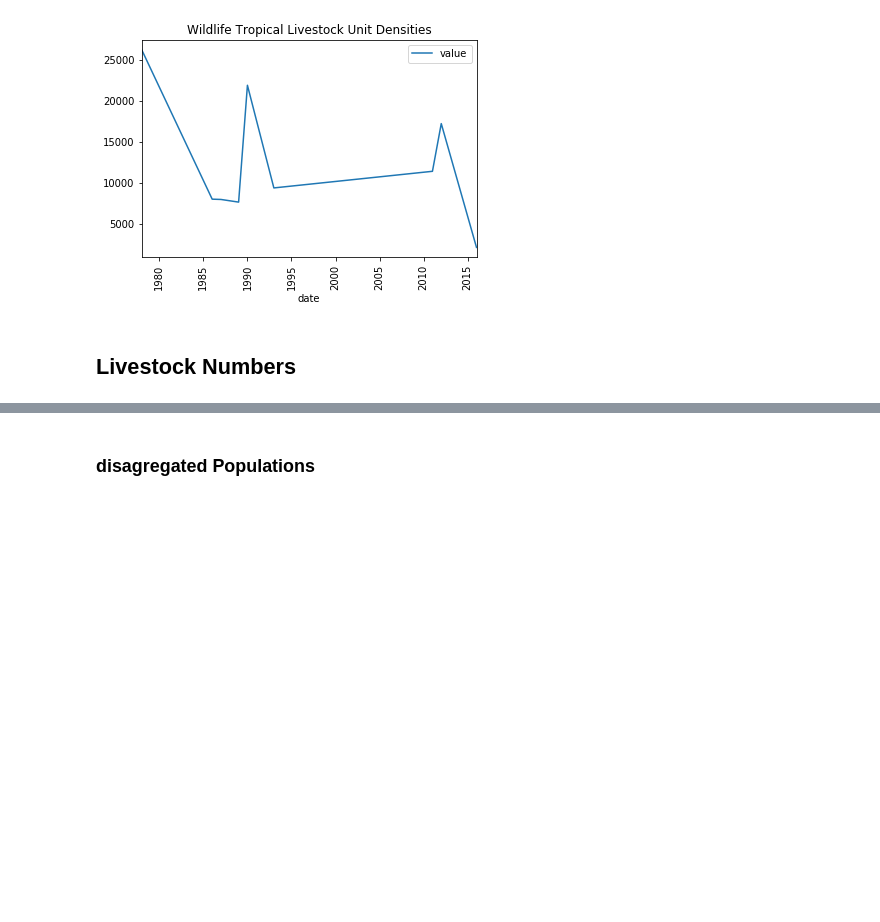
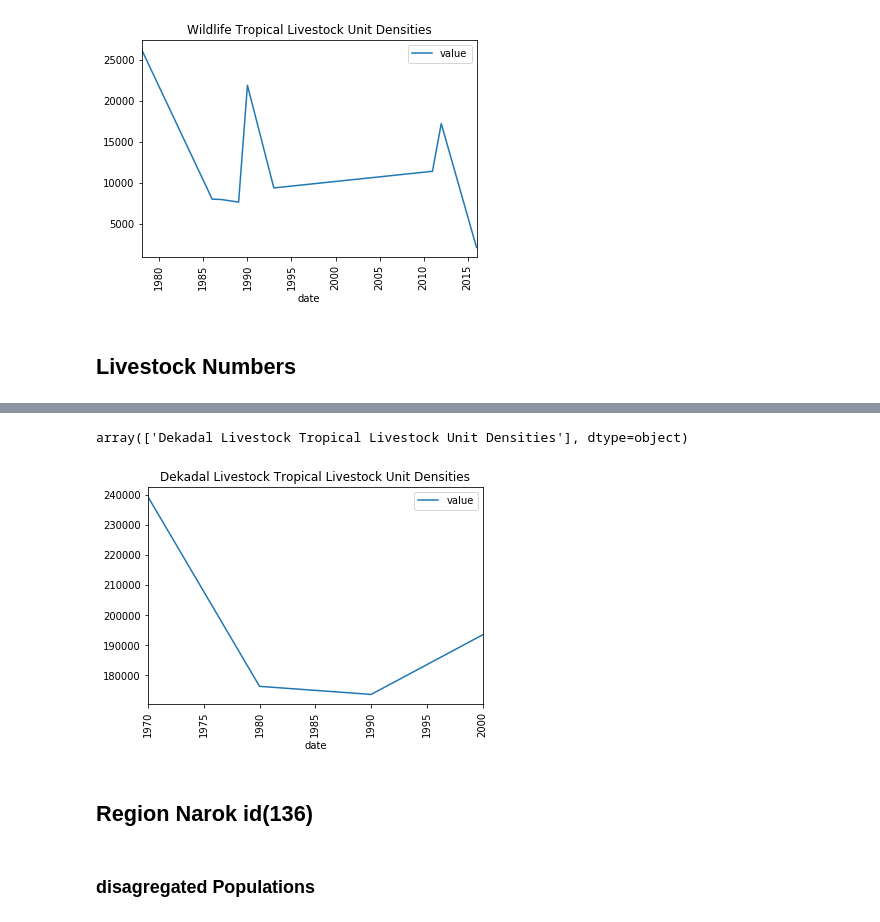
Before and after one commit to Vizzuality/notebooks, a Jupyter notebook: Kenia-dashboard/dashboard-exploration.ipynb, the cells around one changed output, grey strips where cells are left out. Drawn from its saved outputs; the diff is of its cells as text; code cells hidden in the pictures; blank space fills up the shorter version.

Commit message:
added livestock complete

```diff
--- a/Kenia-dashboard/dashboard-exploration.ipynb
+++ b/Kenia-dashboard/dashboard-exploration.ipynb
@@ -212,0 +249,4 @@ display(data.sort_values('date').plot(x='date', y='value',rot=90,title=data.cate
+# %%
+data = get_api_call("select date::int, value::int, category from indicators_livestock_by_country where value is not null order by date asc")
+print(data.shape)
+data.head(2)
@@ -213,3 +258,13 @@ display(data.sort_values('date').plot(x='date', y='value',rot=90,title=data.cate
+# %%
+data.category.unique()
+# %% [output]
+array(['Dekadal Livestock Tropical Livestock Unit Densities'], dtype=object)
+# %%
+data.sort_values('date').plot(x='date', y='value',rot=90,title=data.category.unique()[0]);
+# %% [output]
+[figure, added]
+# %% [markdown]
+## Region Narok id(136)
 # %% [markdown]
 ### disagregated Populations
 # %%
```
Also changed, not shown: parts of 6 cells of this notebook.
